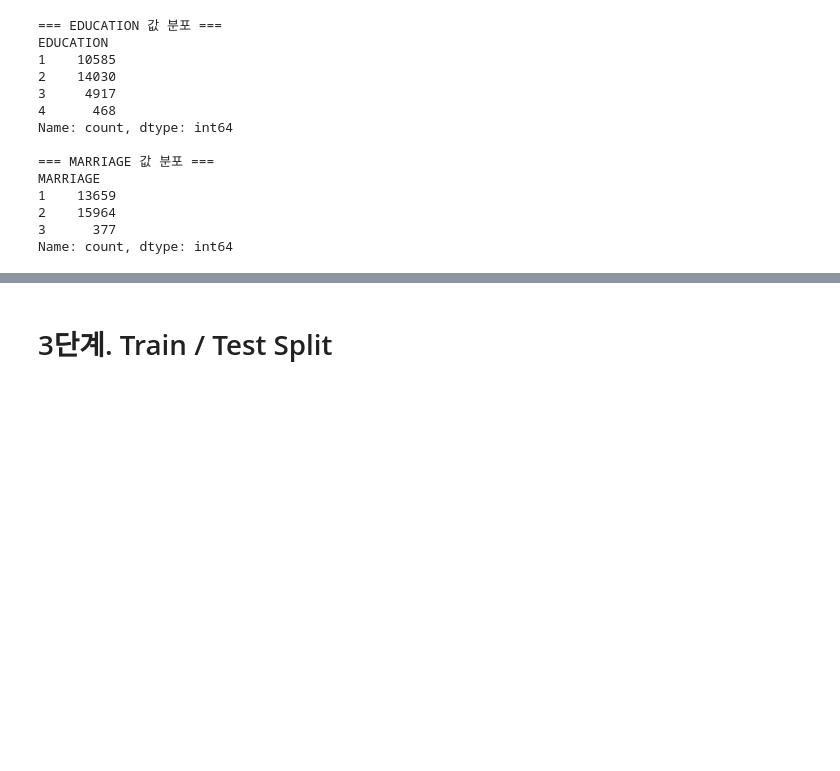
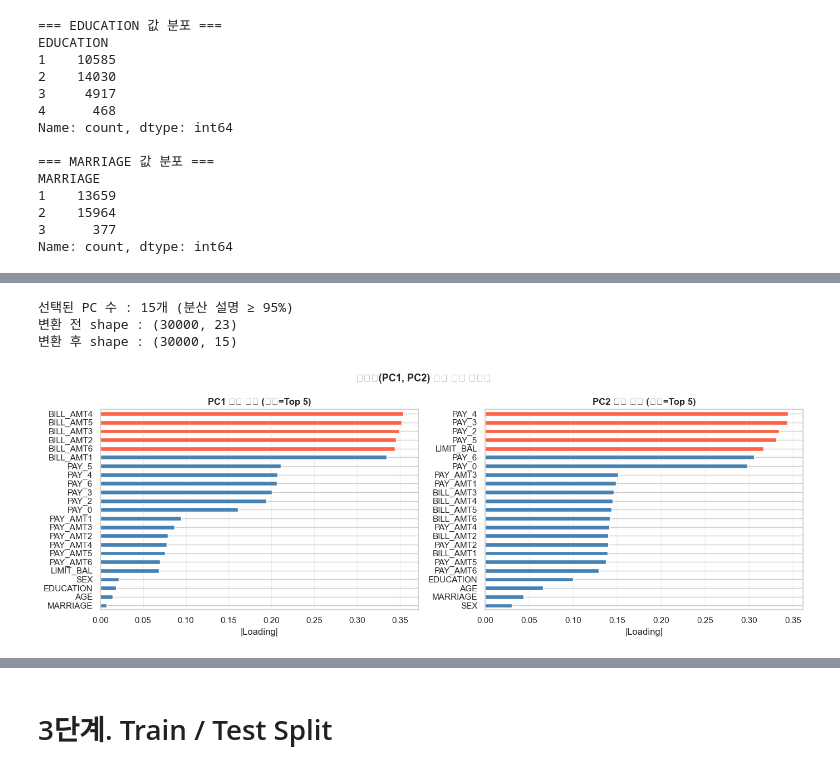
Before and after one commit to sohson/hipython, a Jupyter notebook: ml/11.신용카드_채무불이행_고객예측.ipynb, the cells around one changed output, grey strips where cells are left out. Cells and saved outputs as stored; diff of their text form; code cells hidden in the pictures; blank space fills up the shorter version.

```diff
--- a/ml/11.신용카드_채무불이행_고객예측.ipynb
+++ b/ml/11.신용카드_채무불이행_고객예측.ipynb
@@ -253,0 +310,37 @@ Name: count, dtype: int64
+# %%
+# 최적 PC 수 결정 (95% 기준) 후 변환
+N_COMPONENTS = int(np.searchsorted(cumulative, 0.95)) + 1
+print(f'선택된 PC 수 : {N_COMPONENTS}개 (분산 설명 ≥ 95%)')
+
+pca   = PCA(n_components=N_COMPONENTS, random_state=42)
+X_pca = pca.fit_transform(X_scaled)
+
+print(f'변환 전 shape : {X_scaled.shape}')
+print(f'변환 후 shape : {X_pca.shape}')
+# %% [output]
+선택된 PC 수 : 15개 (분산 설명 ≥ 95%)
+변환 전 shape : (30000, 23)
+변환 후 shape : (30000, 15)
+# %%
+# 주요 PC 기여 피처 시각화 (PC1, PC2)
+components_df = pd.DataFrame(
+    pca.components_,
+    columns=X_features.columns,
+    index=[f'PC{i+1}' for i in range(N_COMPONENTS)]
+)
+
+fig, axes = plt.subplots(1, 2, figsize=(14, 5))
+for ax, pc in zip(axes, ['PC1', 'PC2']):
+    contrib = components_df.loc[pc].abs().sort_values(ascending=True)
+    colors  = ['tomato' if v >= contrib.nlargest(5).min() else 'steelblue'
+               for v in contrib]
+    contrib.plot(kind='barh', ax=ax, color=colors, edgecolor='white')
+    ax.set_title(f'{pc} 기여 피처 (빨강=Top 5)', fontsize=12, fontweight='bold')
+    ax.set_xlabel('|Loading|')
+    ax.grid(axis='x', alpha=0.3)
+
+plt.suptitle('주성분(PC1, PC2) 구성 피처 기여도', fontsize=13, fontweight='bold')
+plt.tight_layout()
+plt.show()
+# %% [output]
+[figure, added]
```
Also changed, not shown: parts of 30 cells of this notebook.
